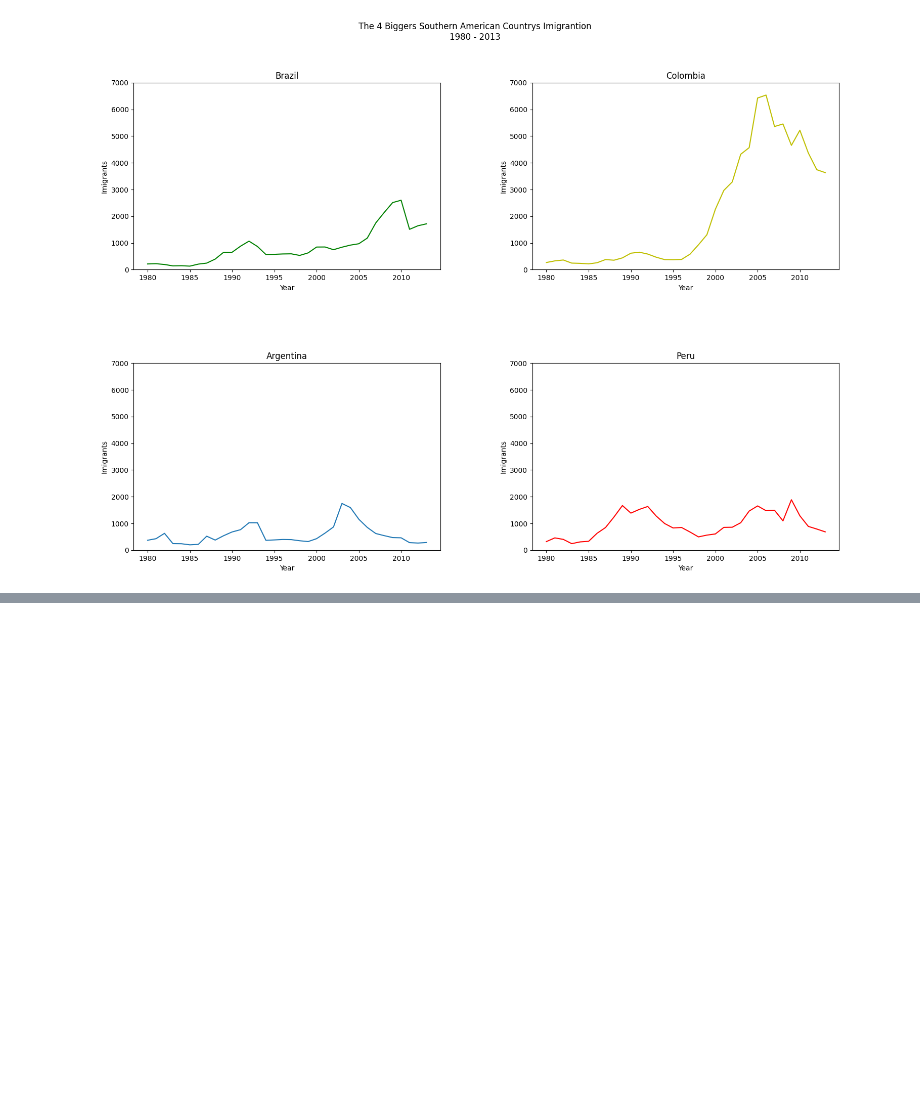
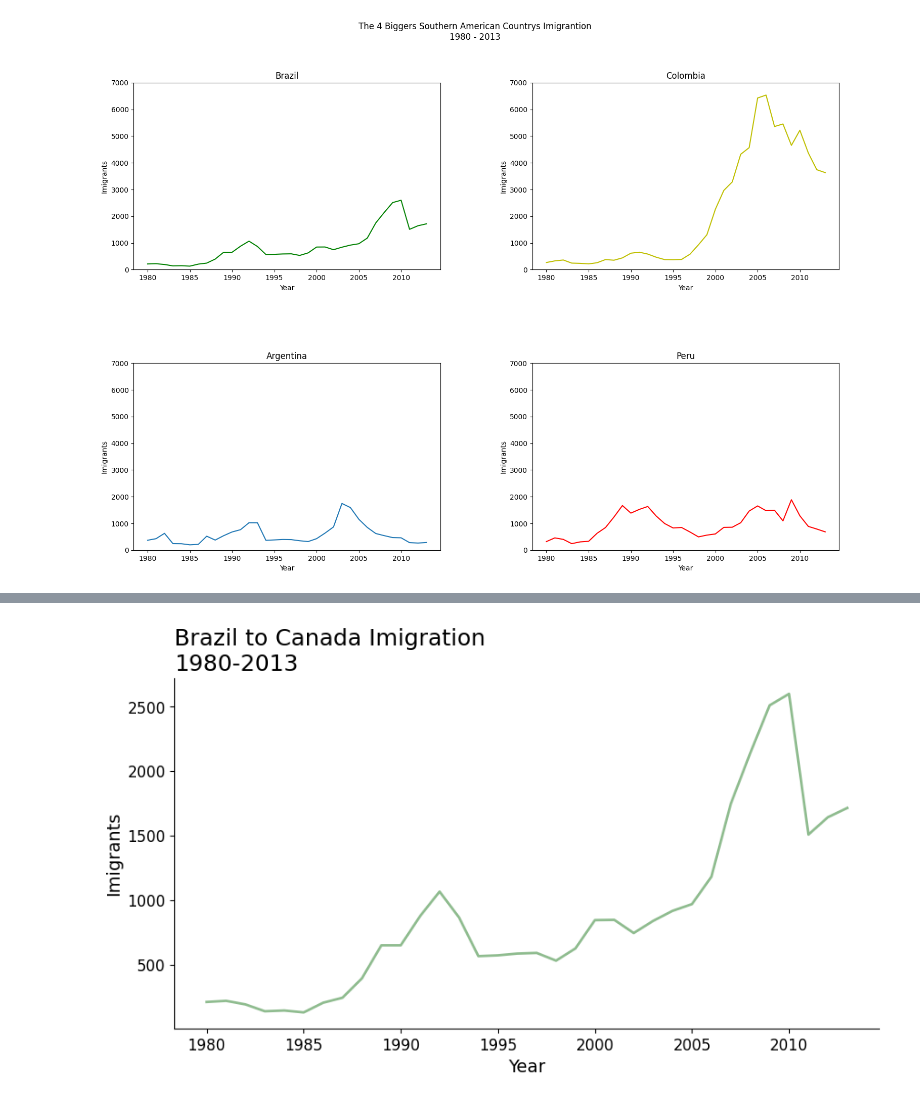
Before and after one commit to feliperrgama/brazil_to_canada_imigration_analisys, a Jupyter notebook: notebook/01_main_notebook.ipynb, the cells around one changed output, grey strips where cells are left out. Cells and saved outputs as stored; diff of their text form; code cells hidden in the pictures; blank space fills up the shorter version.

```diff
--- a/notebook/01_main_notebook.ipynb
+++ b/notebook/01_main_notebook.ipynb
@@ -310,0 +347,26 @@ plt.show()
+# %%
+# Change the colors of the chart
+fig, ax = plt.subplots(figsize=(10, 5))
+
+ax.plot(brazil_data_dataframe['ano'], brazil_data_dataframe['amount_of_imigrates'], lw=2, color='darkseagreen')
+
+ax.set_title('Brazil to Canada Imigration\n1980-2013', fontsize=18, loc='left') # Modify the size of the title and the text position with the loc param
+
+ax.set_xlabel('Year', fontsize=14)
+ax.set_ylabel('Imigrants', fontsize=14)
+
+ax.xaxis.set_tick_params(labelsize=12)
+ax.xaxis.set_major_locator(plt.MultipleLocator(5))
+
+ax.yaxis.set_tick_params(labelsize=12)
+
+ax.spines['top'].set_visible(False)
+ax.spines['right'].set_visible(False)
+
+# ax.grid(linestyle='--')
+
+fig.savefig('brazil_to_canada_imigration.png', transparent=False, dpi=300, bbox_inches='tight')
+
+plt.show()
+# %% [output]
+[figure, added]
```
Also changed, not shown: parts of 15 cells of this notebook, 1 other file.
